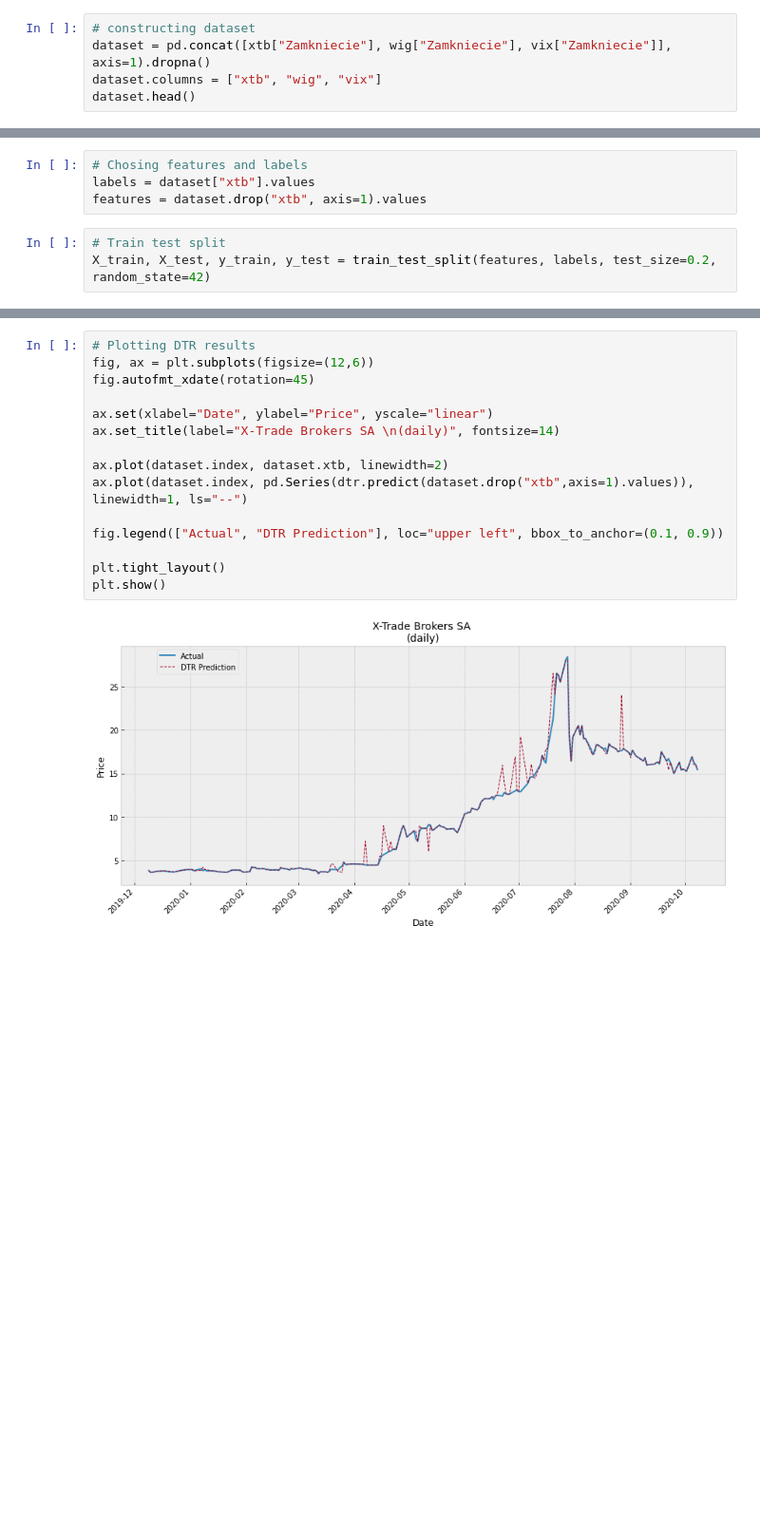
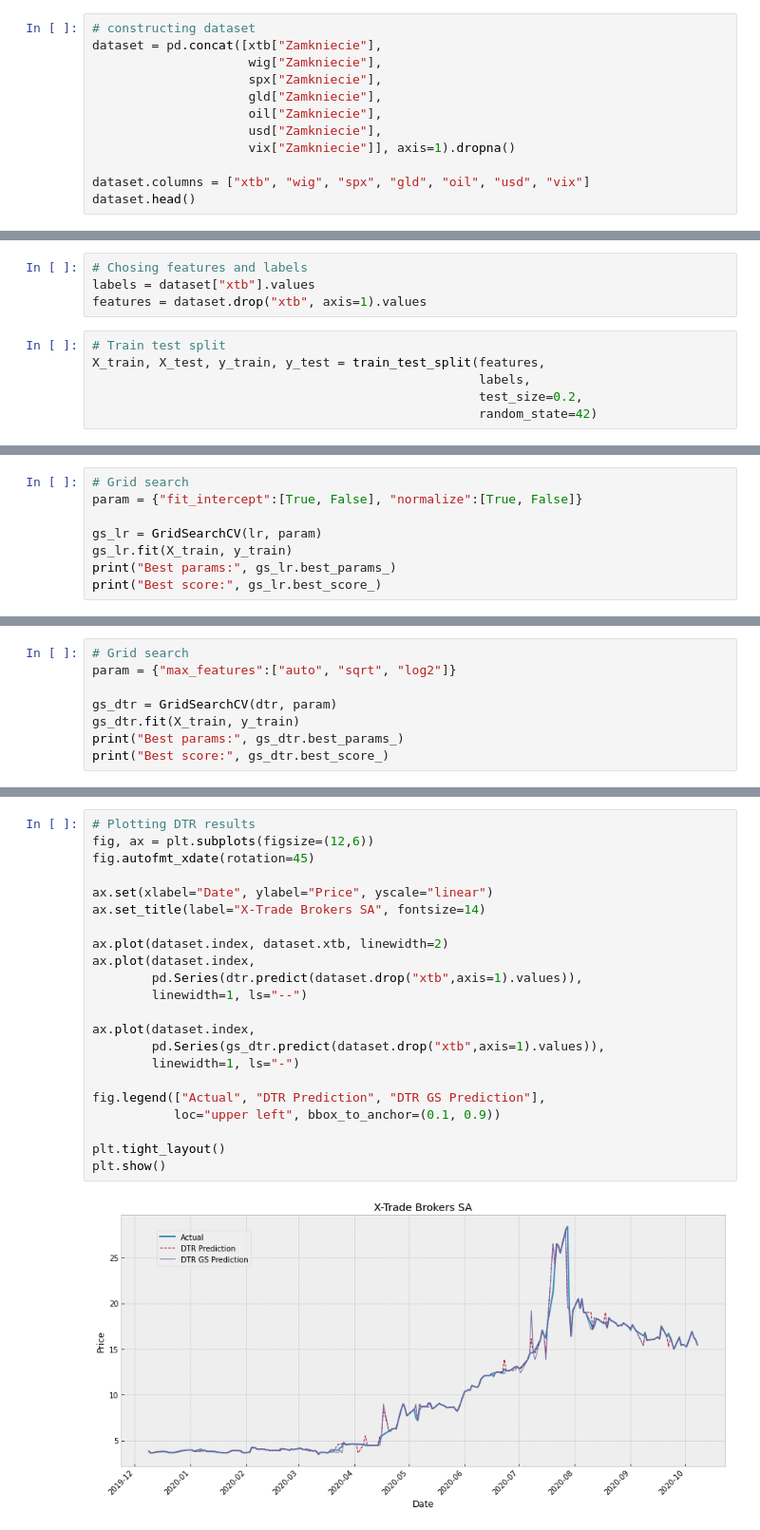
Before and after one commit to JetBlack101/stock-price-forecasting, a Jupyter notebook: simple stock price prediction.ipynb, the cells around one changed output, grey strips where cells are left out. Shown at 95% size. Drawn from its saved outputs; the diff is of its cells as text; blank space fills up the shorter version.

```diff
--- a/simple stock price prediction.ipynb
+++ b/simple stock price prediction.ipynb
@@ -41,7 +62,14 @@ plt.show()
 [figure]
 # %%
 # constructing dataset
-dataset = pd.concat([xtb["Zamkniecie"], wig["Zamkniecie"], vix["Zamkniecie"]], axis=1).dropna()
-dataset.columns = ["xtb", "wig", "vix"]
+dataset = pd.concat([xtb["Zamkniecie"],
+                     wig["Zamkniecie"],
+                     spx["Zamkniecie"],
+                     gld["Zamkniecie"],
+                     oil["Zamkniecie"],
+                     usd["Zamkniecie"],
+                     vix["Zamkniecie"]], axis=1).dropna()
+
+dataset.columns = ["xtb", "wig", "spx", "gld", "oil", "usd", "vix"]
 dataset.head()
 # %% [output]
@@ -80,4 +118,7 @@ labels = dataset["xtb"].values
 features = dataset.drop("xtb", axis=1).values
 # %%
 # Train test split
-X_train, X_test, y_train, y_test = train_test_split(features, labels, test_size=0.2, random_state=42)
+X_train, X_test, y_train, y_test = train_test_split(features,
+                                                    labels,
+                                                    test_size=0.2,
+                                                    random_state=42)
@@ -98,0 +155,8 @@ R2: 0.7154
+# %%
+# Grid search
+param = {"fit_intercept":[True, False], "normalize":[True, False]}
+
+gs_lr = GridSearchCV(lr, param)
+gs_lr.fit(X_train, y_train)
+print("Best params:", gs_lr.best_params_)
+print("Best score:", gs_lr.best_score_)
@@ -112,0 +196,8 @@ R2: 0.8906
+# %%
+# Grid search
+param = {"max_features":["auto", "sqrt", "log2"]}
+
+gs_dtr = GridSearchCV(dtr, param)
+gs_dtr.fit(X_train, y_train)
+print("Best params:", gs_dtr.best_params_)
+print("Best score:", gs_dtr.best_score_)
@@ -130,17 +233,24 @@ plt.show()
 # %%
 # Plotting DTR results
 fig, ax = plt.subplots(figsize=(12,6))
 fig.autofmt_xdate(rotation=45)
 
 ax.set(xlabel="Date", ylabel="Price", yscale="linear")
-ax.set_title(label="X-Trade Brokers SA \n(daily)", fontsize=14)
+ax.set_title(label="X-Trade Brokers SA", fontsize=14)
 
 ax.plot(dataset.index, dataset.xtb, linewidth=2)
-ax.plot(dataset.index, pd.Series(dtr.predict(dataset.drop("xtb",axis=1).values)), linewidth=1, ls="--")
+ax.plot(dataset.index,
+        pd.Series(dtr.predict(dataset.drop("xtb",axis=1).values)),
+        linewidth=1, ls="--")
 
-fig.legend(["Actual", "DTR Prediction"], loc="upper left", bbox_to_anchor=(0.1, 0.9))
+ax.plot(dataset.index,
+        pd.Series(gs_dtr.predict(dataset.drop("xtb",axis=1).values)),
+        linewidth=1, ls="-")
+
+fig.legend(["Actual", "DTR Prediction", "DTR GS Prediction"],
+           loc="upper left", bbox_to_anchor=(0.1, 0.9))
 
 plt.tight_layout()
 plt.show()
 # %% [output]
-[figure, old version]
+[figure, new version]
```
Also changed, not shown: parts of 25 cells of this notebook.
